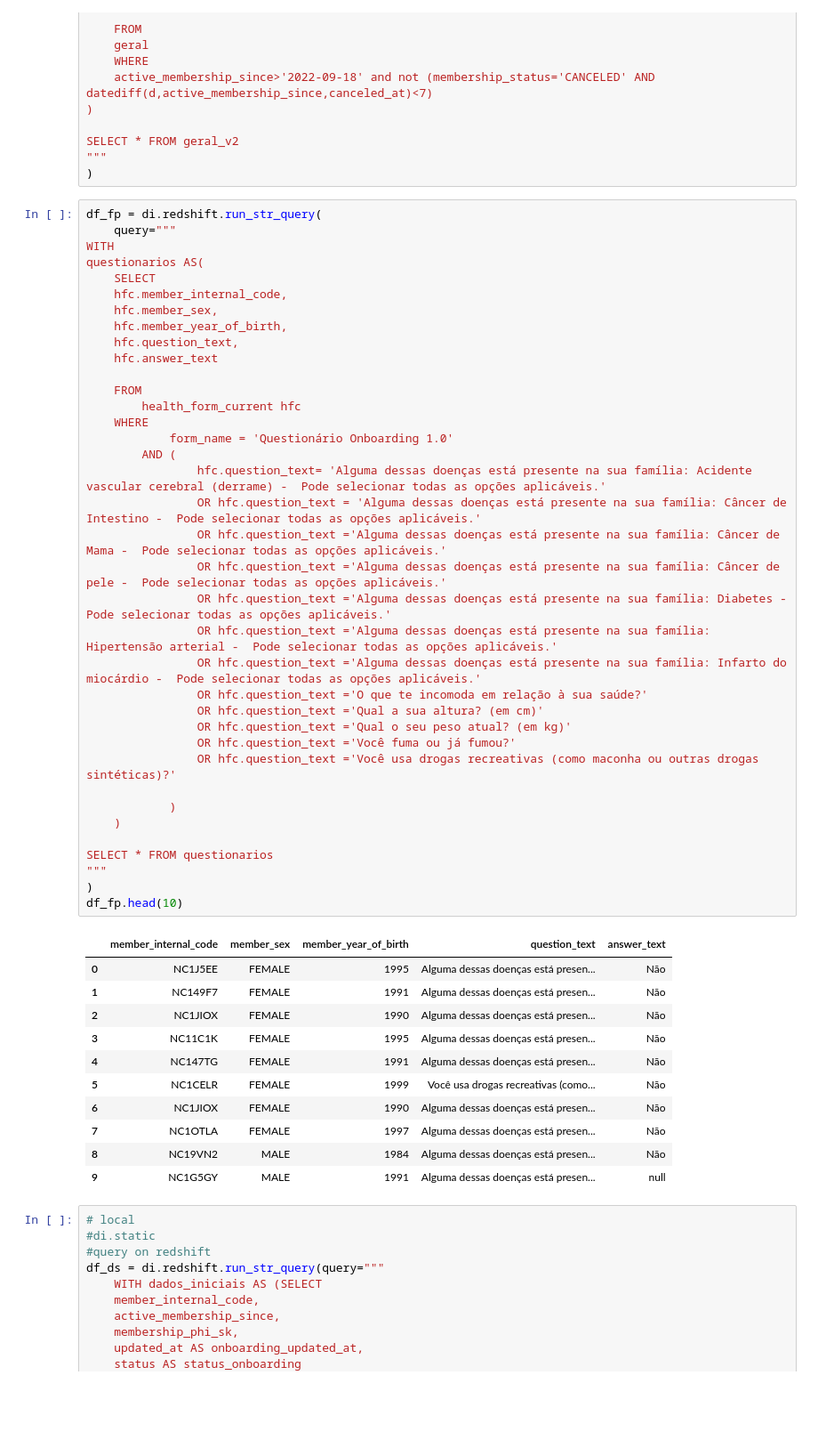
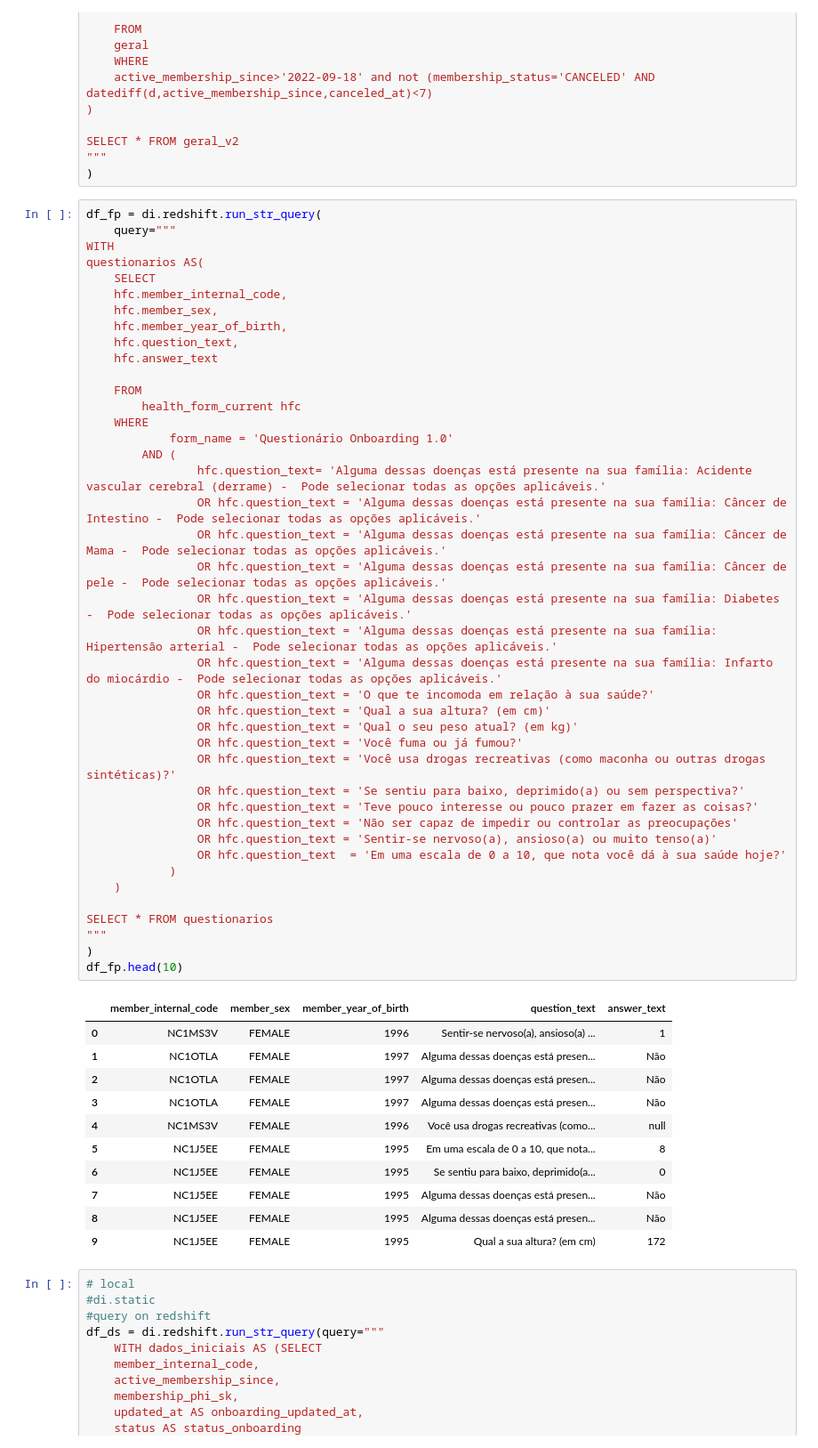
Before and after one commit to luizhsuperti/alice-coding, a Jupyter notebook: caremel_predict/notebooks/00_main.ipynb, the cells around one changed output. Shown at 89% size. Cells and saved outputs as stored; diff of their text form; blank space fills up the shorter version.

```diff
--- a/caremel_predict/notebooks/00_main.ipynb
+++ b/caremel_predict/notebooks/00_main.ipynb
@@ -445,52 +462,56 @@ SELECT * FROM geral_v2
 # %%
 df_fp = di.redshift.run_str_query(
     query="""
 WITH
 questionarios AS(
     SELECT
     hfc.member_internal_code,
     hfc.member_sex,
     hfc.member_year_of_birth,
     hfc.question_text,
     hfc.answer_text
 
     FROM
         health_form_current hfc
     WHERE
             form_name = 'Questionário Onboarding 1.0'
         AND (
                 hfc.question_text= 'Alguma dessas doenças está presente na sua família: Acidente vascular cerebral (derrame) -  Pode selecionar todas as opções aplicáveis.'
                 OR hfc.question_text = 'Alguma dessas doenças está presente na sua família: Câncer de Intestino -  Pode selecionar todas as opções aplicáveis.'
-                OR hfc.question_text ='Alguma dessas doenças está presente na sua família: Câncer de Mama -  Pode selecionar todas as opções aplicáveis.'
-                OR hfc.question_text ='Alguma dessas doenças está presente na sua família: Câncer de pele -  Pode selecionar todas as opções aplicáveis.'
-                OR hfc.question_text ='Alguma dessas doenças está presente na sua família: Diabetes -  Pode selecionar todas as opções aplicáveis.'
-                OR hfc.question_text ='Alguma dessas doenças está presente na sua família: Hipertensão arterial -  Pode selecionar todas as opções aplicáveis.'
-                OR hfc.question_text ='Alguma dessas doenças está presente na sua família: Infarto do miocárdio -  Pode selecionar todas as opções aplicáveis.'
-                OR hfc.question_text ='O que te incomoda em relação à sua saúde?'
-                OR hfc.question_text ='Qual a sua altura? (em cm)'
-                OR hfc.question_text ='Qual o seu peso atual? (em kg)'
-                OR hfc.question_text ='Você fuma ou já fumou?'
-                OR hfc.question_text ='Você usa drogas recreativas (como maconha ou outras drogas sintéticas)?'
-
+                OR hfc.question_text = 'Alguma dessas doenças está presente na sua família: Câncer de Mama -  Pode selecionar todas as opções aplicáveis.'
+                OR hfc.question_text = 'Alguma dessas doenças está presente na sua família: Câncer de pele -  Pode selecionar todas as opções aplicáveis.'
+                OR hfc.question_text = 'Alguma dessas doenças está presente na sua família: Diabetes -  Pode selecionar todas as opções aplicáveis.'
+                OR hfc.question_text = 'Alguma dessas doenças está presente na sua família: Hipertensão arterial -  Pode selecionar todas as opções aplicáveis.'
+                OR hfc.question_text = 'Alguma dessas doenças está presente na sua família: Infarto do miocárdio -  Pode selecionar todas as opções aplicáveis.'
+                OR hfc.question_text = 'O que te incomoda em relação à sua saúde?'
+                OR hfc.question_text = 'Qual a sua altura? (em cm)'
+                OR hfc.question_text = 'Qual o seu peso atual? (em kg)'
+                OR hfc.question_text = 'Você fuma ou já fumou?'
+                OR hfc.question_text = 'Você usa drogas recreativas (como maconha ou outras drogas sintéticas)?'
+                OR hfc.question_text = 'Se sentiu para baixo, deprimido(a) ou sem perspectiva?'
+                OR hfc.question_text = 'Teve pouco interesse ou pouco prazer em fazer as coisas?'
+                OR hfc.question_text = 'Não ser capaz de impedir ou controlar as preocupações'
+                OR hfc.question_text = 'Sentir-se nervoso(a), ansioso(a) ou muito tenso(a)'
+                OR hfc.question_text  = 'Em uma escala de 0 a 10, que nota você dá à sua saúde hoje?'
             )
     )
 
 SELECT * FROM questionarios
 """
 )
 df_fp.head(10)
 # %% [output]
 |  | member_internal_code | member_sex | member_year_of_birth | question_text | answer_text |
-| 0 | NC1J5EE | FEMALE | 1995 | Alguma dessas doenças está presen... | Não |
-| 1 | NC149F7 | FEMALE | 1991 | Alguma dessas doenças está presen... | Não |
-| 2 | NC1JIOX | FEMALE | 1990 | Alguma dessas doenças está presen... | Não |
-| 3 | NC11C1K | FEMALE | 1995 | Alguma dessas doenças está presen... | Não |
-| 4 | NC147TG | FEMALE | 1991 | Alguma dessas doenças está presen... | Não |
-| 5 | NC1CELR | FEMALE | 1999 | Você usa drogas recreativas (como... | Não |
-| 6 | NC1JIOX | FEMALE | 1990 | Alguma dessas doenças está presen... | Não |
-| 7 | NC1OTLA | FEMALE | 1997 | Alguma dessas doenças está presen... | Não |
-| 8 | NC19VN2 | MALE | 1984 | Alguma dessas doenças está presen... | Não |
-| 9 | NC1G5GY | MALE | 1991 | Alguma dessas doenças está presen... | null |
+| 0 | NC1MS3V | FEMALE | 1996 | Sentir-se nervoso(a), ansioso(a) ... | 1 |
+| 1 | NC1OTLA | FEMALE | 1997 | Alguma dessas doenças está presen... | Não |
+| 2 | NC1OTLA | FEMALE | 1997 | Alguma dessas doenças está presen... | Não |
+| 3 | NC1OTLA | FEMALE | 1997 | Alguma dessas doenças está presen... | Não |
+| 4 | NC1MS3V | FEMALE | 1996 | Você usa drogas recreativas (como... | null |
+| 5 | NC1J5EE | FEMALE | 1995 | Em uma escala de 0 a 10, que nota... | 8 |
+| 6 | NC1J5EE | FEMALE | 1995 | Se sentiu para baixo, deprimido(a... | 0 |
+| 7 | NC1J5EE | FEMALE | 1995 | Alguma dessas doenças está presen... | Não |
+| 8 | NC1J5EE | FEMALE | 1995 | Alguma dessas doenças está presen... | Não |
+| 9 | NC1J5EE | FEMALE | 1995 | Qual a sua altura? (em cm) | 172 |
 # %%
 # local
 #di.static
```
Also changed, not shown: parts of 12 cells of this notebook.
